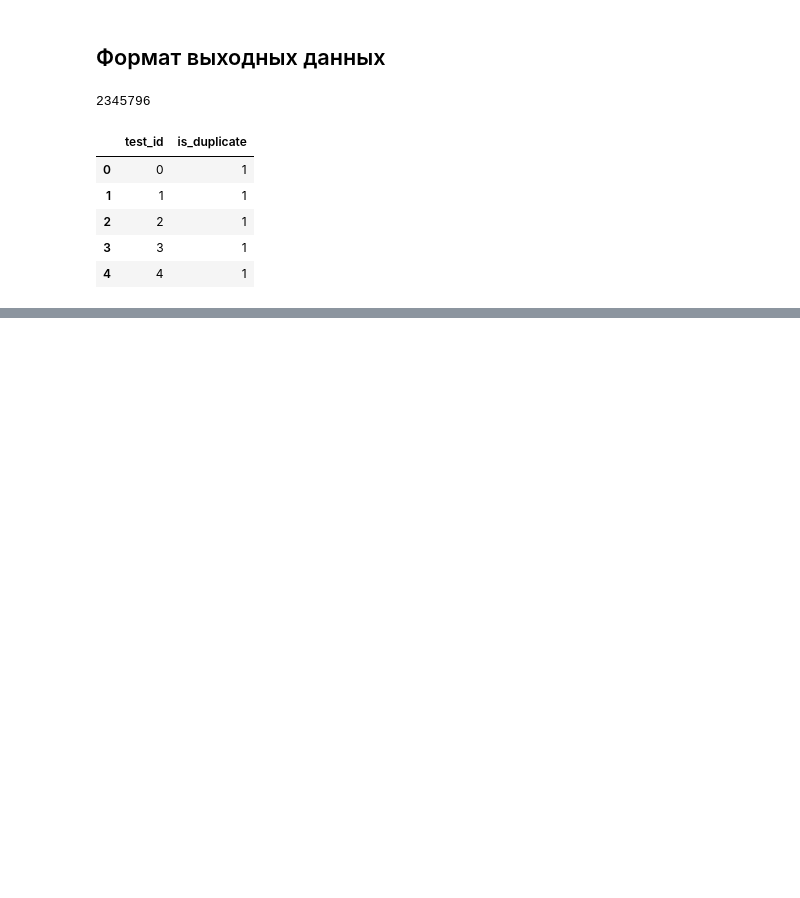
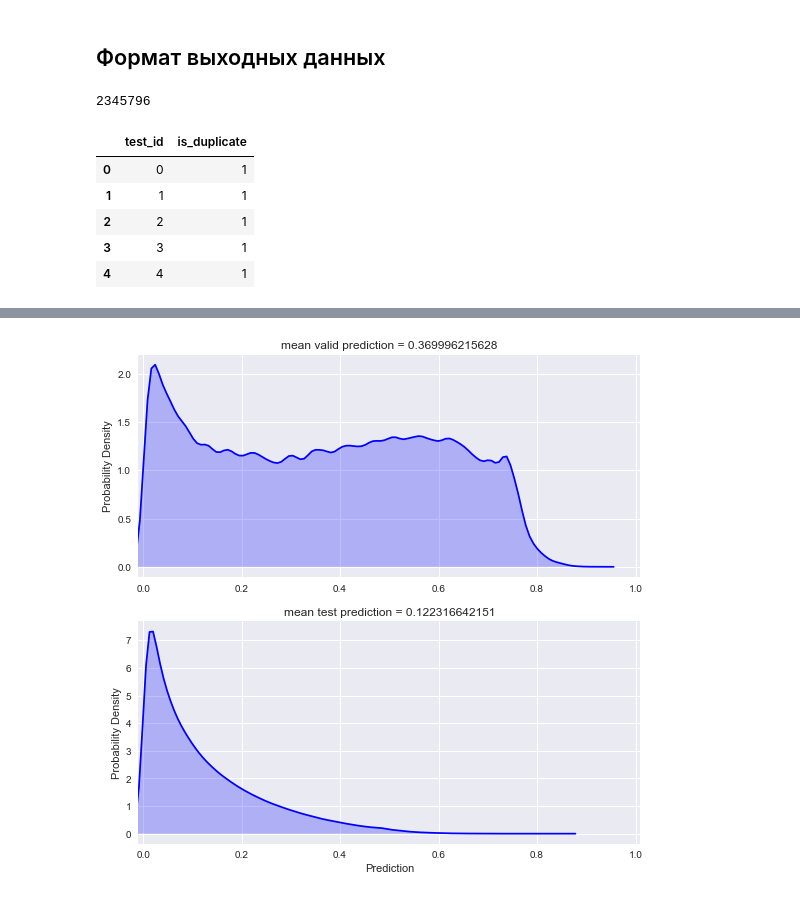
Before and after one commit to is-kozlov/sphere_hw, a Jupyter notebook: intro/hw4_Kozlov_Quora.ipynb, the cells around one changed output, grey strips where cells are left out. Saved outputs shown, nothing was run; the diff lists cells and outputs as text; code cells hidden in the pictures; blank space fills up the shorter version.

Commit message:
v1.0 [0.38796] 	modified:   intro/hw4_Kozlov_Quora.ipynb

```diff
--- a/intro/hw4_Kozlov_Quora.ipynb
+++ b/intro/hw4_Kozlov_Quora.ipynb
@@ -65,0 +233,9 @@ df_out.head()
+# %%
+trainingStartTime = time.time()
+
+logisticRegressor = linear_model.LogisticRegression(C=0.1, solver='sag',
+                                                    class_weight={1: 0.46, 0: 1.32})
+logisticRegressor.fit(X, y)
+
+trainingDurationInMinutes = (time.time()-trainingStartTime)/60.0
+print('full training took %.2f minutes' % (trainingDurationInMinutes))
@@ -65,0 +244,38 @@ df_out.head()
+# %%
+testPredictionStartTime = time.time()
+
+filepath = 'C:\Ivan\sphere\Quora\\test.csv'
+testDF = pd.read_csv(filepath)
+testDF.ix[testDF['question1'].isnull(),['question1','question2']] = 'random empty question'
+testDF.ix[testDF['question2'].isnull(),['question1','question2']] = 'random empty question'
+
+testQuestion1_BOW_rep = BOW.transform(testDF.ix[:,'question1'])
+testQuestion2_BOW_rep = BOW.transform(testDF.ix[:,'question2'])
+
+X_test = -(testQuestion1_BOW_rep != testQuestion2_BOW_rep).astype(int)
+#X_test = -(testQuestion1_BOW_rep != testQuestion2_BOW_rep).astype(int) + \
+#           testQuestion1_BOW_rep.multiply(testQuestion2_BOW_rep)
+
+#testPredictions = logisticRegressor.predict_proba(X_test)[:,1]
+
+# quick fix to avoid memory errors
+seperators= [750000,1500000]
+testPredictions1 = logisticRegressor.predict_proba(X_test[:seperators[0],:])[:,1]
+testPredictions2 = logisticRegressor.predict_proba(X_test[seperators[0]:seperators[1],:])[:,1]
+testPredictions3 = logisticRegressor.predict_proba(X_test[seperators[1]:,:])[:,1]
+testPredictions = np.hstack((testPredictions1,testPredictions2,testPredictions3))
+
+matplotlib.rcParams['font.size'] = 14
+matplotlib.rcParams['figure.figsize'] = (9,9)
+
+plt.figure();
+plt.subplot(2,1,1); sns.kdeplot(y_valid_hat, shade=True, color="b", bw=0.01);
+plt.ylabel('Probability Density'); plt.xlim(-0.01,1.01)
+plt.title('mean valid prediction = ' + str(np.mean(y_valid_hat)))
+plt.subplot(2,1,2); sns.kdeplot(testPredictions, shade=True, color="b", bw=0.01);
+plt.xlabel('Prediction'); plt.ylabel('Probability Density'); plt.xlim(-0.01,1.01)
+plt.title('mean test prediction = ' + str(np.mean(testPredictions)))
+
+testPredictionDurationInMinutes = (time.time()-testPredictionStartTime)/60.0
+print('predicting on test took %.2f minutes' % (testPredictionDurationInMinutes))
+# %% [output]
@@ -65,0 +283 @@ df_out.head()
+[figure, added]
```
Also changed, not shown: parts of 22 cells of this notebook.
